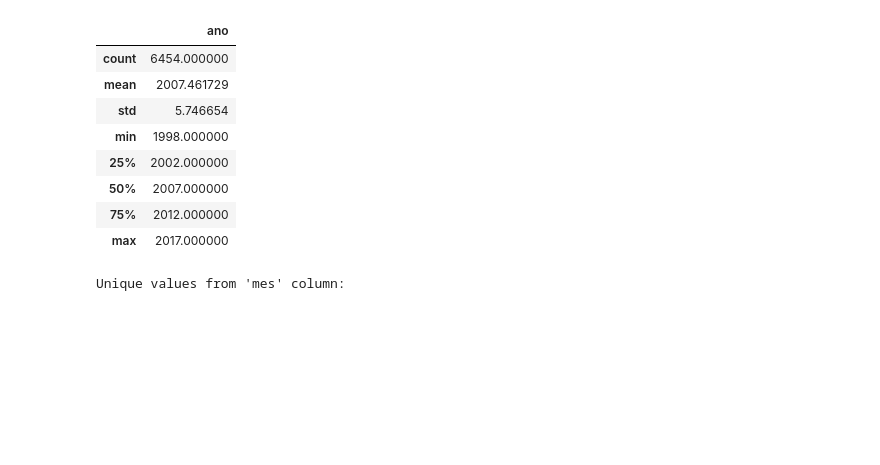
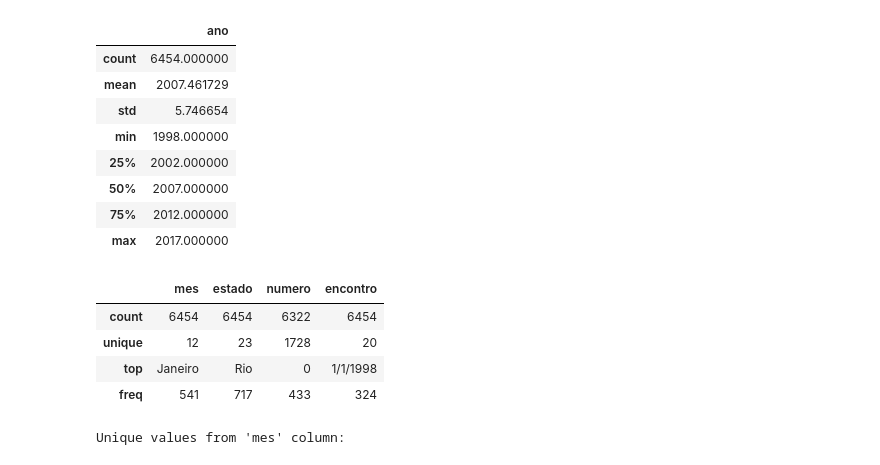
Before and after one commit to akritisshetty/da-ai-training, a Jupyter notebook: pandas_notes_3(1).ipynb, the cells around one changed output. Drawn from its saved outputs; the diff is of its cells as text; code cells hidden in the pictures; blank space fills up the shorter version.

```diff
--- a/pandas_notes_3.ipynb
+++ b/pandas_notes_3(1).ipynb
@@ -160,6 +161,15 @@ Statistical values:
 | 50% | 2007.000000 |
 | 75% | 2012.000000 |
 | max | 2017.000000 |
+# %%
+# To include object columns
+data.describe(include='object')
+# %% [output]
+|  | mes | estado | numero | encontro |
+| count | 6454 | 6454 | 6322 | 6454 |
+| unique | 12 | 23 | 1728 | 20 |
+| top | Janeiro | Rio | 0 | 1/1/1998 |
+| freq | 541 | 717 | 433 | 324 |
 # %%
 print("Unique values from 'mes' column:")
 data['mes'].unique()
```
Also changed, not shown: parts of 1 cell of this notebook.
